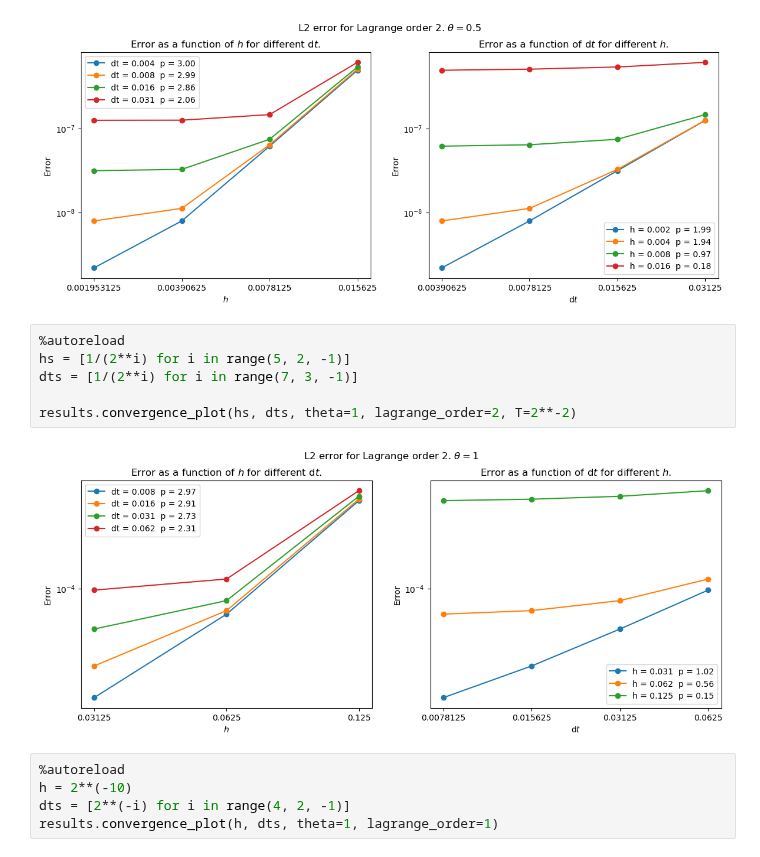
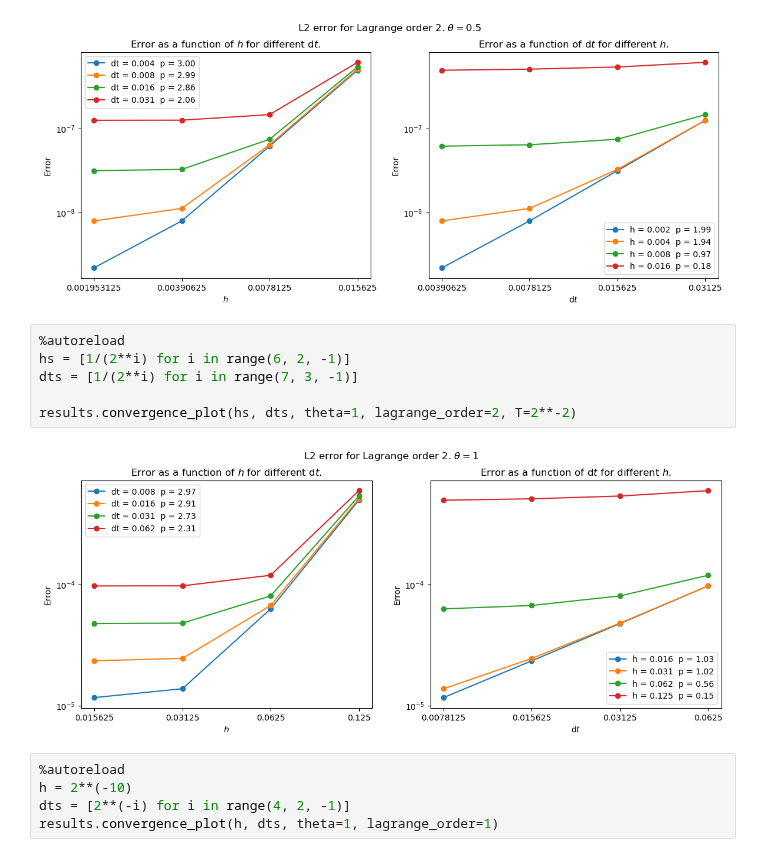
Before and after one commit to aledha/Computing-the-Electrical-Activity-in-the-Heart, a Jupyter notebook: src/results_notebook.ipynb, the cells around one changed output. Saved outputs shown, nothing was run; the diff lists cells and outputs as text.

```diff
--- a/src/results_notebook.ipynb
+++ b/src/results_notebook.ipynb
@@ -80,12 +57,12 @@ results.convergence_plot(hs, dts, theta=0.5, T=2**-3, lagrange_order=2)#, plot_t
 [figure]
 # %%
 %autoreload
-hs = [1/(2**i) for i in range(5, 2, -1)]
+hs = [1/(2**i) for i in range(6, 2, -1)]
 dts = [1/(2**i) for i in range(7, 3, -1)]
 
 results.convergence_plot(hs, dts, theta=1, lagrange_order=2, T=2**-2)
 # %% [output]
-[figure, old version]
+[figure, new version]
 # %%
 %autoreload
 h = 2**(-10)
```
Also changed, not shown: parts of 4 cells of this notebook, 3 other files.
